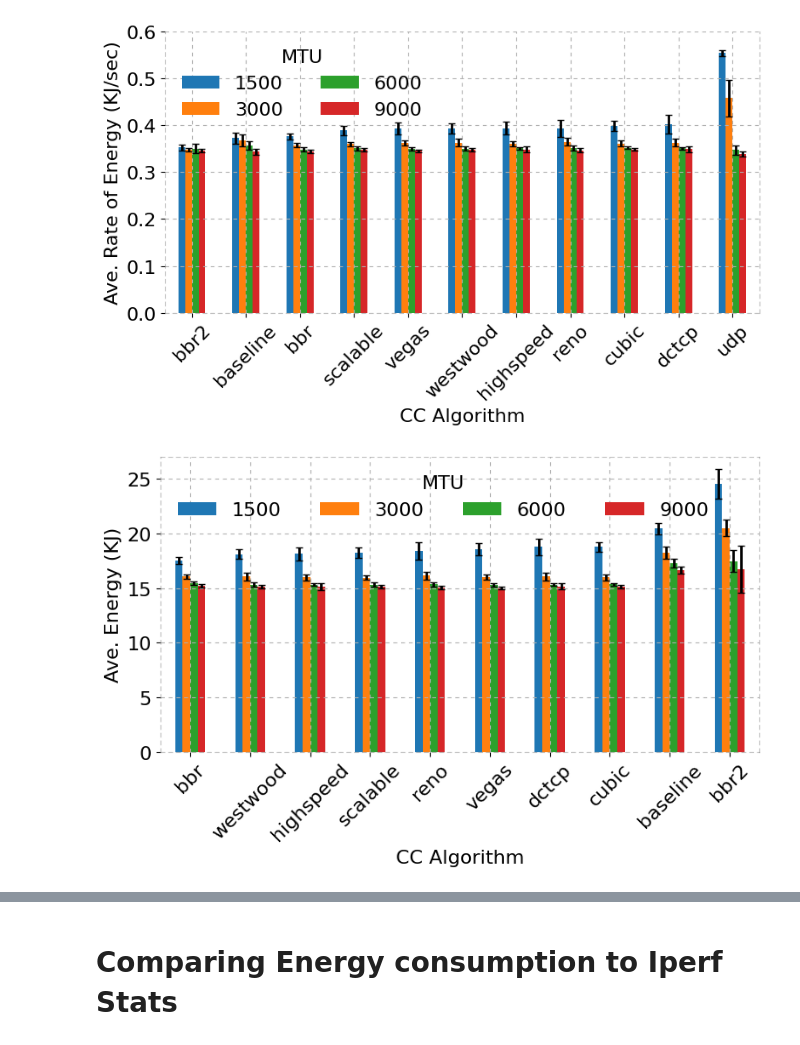
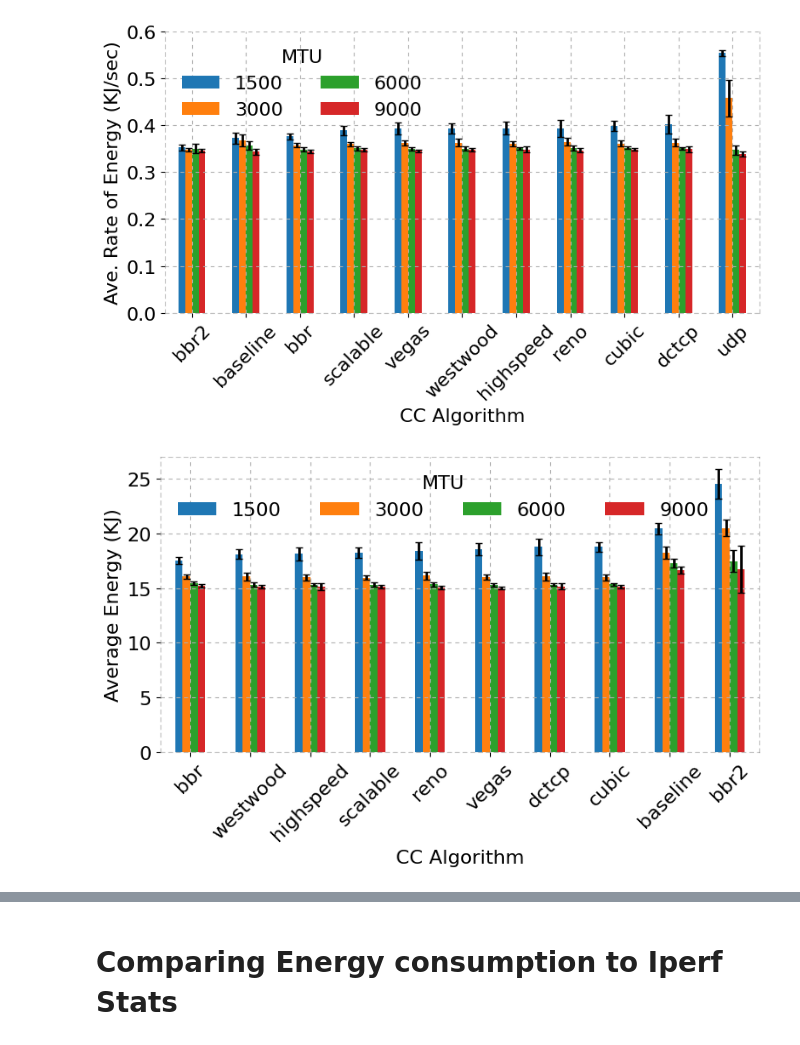
Before and after one commit to serhatarslan-hub/power-of-cc, a Jupyter notebook: analysis/iperf_analysis_for_energy_per_cca.ipynb, the cells around one changed output, grey strips where cells are left out. Drawn from its saved outputs; the diff is of its cells as text; code cells hidden in the pictures.

Commit message:
Fix axis labels for paper figures

```diff
--- a/analysis/iperf_analysis_for_energy_per_cca.ipynb
+++ b/analysis/iperf_analysis_for_energy_per_cca.ipynb
@@ -191,36 +191,36 @@ exp_df_no_udp.groupby(['cc', 'mtu'])['energy_kJ'].mean().unstack().sort_values([
     )
 
 plt.xlabel('CC Algorithm', fontsize=FONT_SIZE)
-plt.ylabel('Ave. Energy (KJ)', fontsize=FONT_SIZE)
+plt.ylabel('Average Energy (KJ)', fontsize=FONT_SIZE)
 plt.xticks(fontsize=FONT_SIZE)
 plt.yticks(fontsize=FONT_SIZE)
 plt.ylim((0, 27))
 plt.xticks(rotation = 45)
 plt.grid(linestyle=LINE_STYLE)
 leg = plt.gca().legend(loc='upper left', frameon=False,
                  title='MTU', fontsize=FONT_SIZE, ncol=4)
 plt.setp(leg.get_title(),fontsize=FONT_SIZE)
 plt.gca().spines["right"].set_linestyle(LINE_STYLE)
 plt.gca().spines["right"].set_alpha(0.5)
 plt.gca().spines["right"].set_color('gray')
 plt.gca().spines["left"].set_linestyle(LINE_STYLE)
 plt.gca().spines["left"].set_alpha(0.5)
 plt.gca().spines["left"].set_color('gray')
 # plt.gca().spines["top"].set_visible(False)
 plt.gca().spines["top"].set_linestyle(LINE_STYLE)
 plt.gca().spines["top"].set_alpha(0.5)
 plt.gca().spines["top"].set_color('gray')
 plt.gca().spines["bottom"].set_linestyle(LINE_STYLE)
 plt.gca().spines["bottom"].set_alpha(0.5)
 plt.gca().spines["bottom"].set_color('gray')
 plt.tight_layout()
 
 if (SAVE_FIG):
     plt.savefig( out_dir + '/cca_energy_no_udp.pdf')
 
 plt.show()
 # %% [output]
-[figure, old version]
+[figure, new version]
 # %%
 # plt.figure(figsize=FIG_SIZE)
 exp_df_no_udp.groupby(['cc', 'mtu'])['kJps'].mean().unstack().sort_values([1500]).plot.bar(
```
Also changed, not shown: parts of 2 cells of this notebook, 4 other files.
